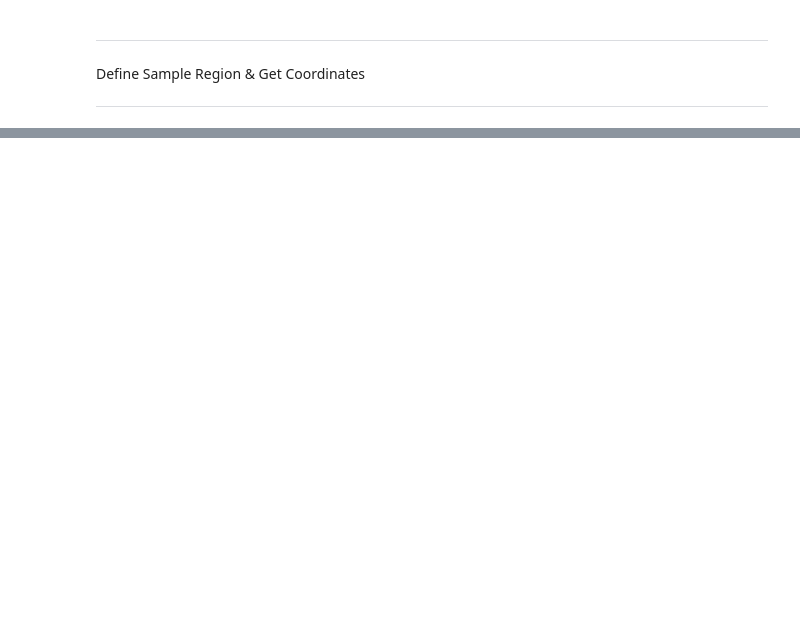
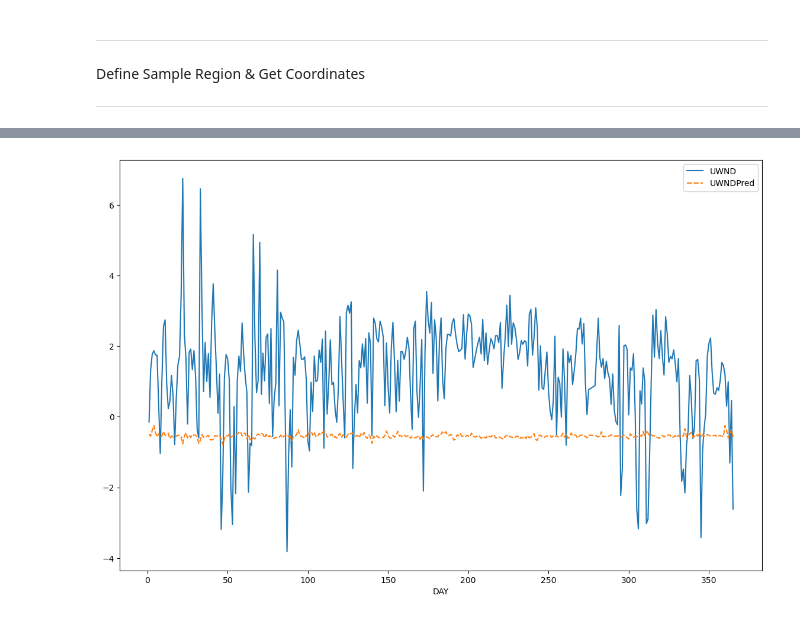
Before and after one commit to ryanpdemilt/windtopocali, a Jupyter notebook: DownScaleDemo.ipynb, the cells around one changed output, grey strips where cells are left out. Cells and saved outputs as stored; diff of their text form; code cells hidden in the pictures; blank space fills up the shorter version.

Commit message:
model evaluations and large dataset sample

```diff
--- a/DownScaleDemo.ipynb
+++ b/DownScaleDemo.ipynb
@@ -235,5 +302,6 @@ ID: 399 Topo Loaded
 # %%
 results_dict = dict(results)
 # %%
-weather_bands = ['TMP','UGRD','VGRD','SPFH','ACPC01','HGT','GUST']
-topo_bands = ['elevation','slope','aspect','mtpi']
+weather_ims = [np.stack([results_dict[i]['rtma'][band] for band in weather_bands]) for i in results_dict.keys()]
+topo_ims = [np.stack([results_dict[i]['topo'][band] for band in topo_bands]) for i in results_dict.keys()]
+im_source_coords = np.array([results_dict[i]['coordinates'] for i in results_dict.keys()])
@@ -282,0 +380,12 @@ predicitions = model(batch).detach().numpy()
+# %%
+num_batches = (len(weather_lr_tensors) // 128) + 1
+
+predicitions = []
+
+batches = np.array_split(np.arange(len(weather_lr_tensors)),num_batches)
+for batch_idxs in batches:
+    batch = prepare_batch(batch_idxs,weather_ims,topo_ims)
+    batch_predicitions = model(batch).detach().numpy()
+    predicitions.append(batch_predicitions)
+
+predicitions = np.concatenate(predicitions,axis=0)
@@ -282,0 +411,9 @@ predicitions = model(batch).detach().numpy()
+# %%
+eval_station_fname = './data/eval_stations.csv'
+eval_station_df = pd.read_csv(eval_station_fname)
+eval_station_df['DATE'] = pd.to_datetime(eval_station_df['DATE'],format='%Y-%m-%dT%H:%M:%S')
+eval_station_df['DATE'] = eval_station_df['DATE'].dt.round('h')
+eval_station_df['DAY'] = eval_station_df['DATE'].dt.day_of_year
+# %%
+eval_station_aggregates = eval_station_df.groupby(by=['DAY','STATION'],as_index=False).mean()
+eval_station_aggregates['STATION']
@@ -282,0 +495,14 @@ predicitions = model(batch).detach().numpy()
+# %%
+station_eval_viz = station_eval_results.merge(station_data,on=['STATION','DAY'])
+columns_plot = ['UWND','UWNDPred']
+colors = ['r','b']
+
+station_eval_viz_uwnd = station_eval_viz[['DAY','UWND','UWNDPred']].set_index('DAY')
+
+fig, ax = plt.subplots(figsize=(14,9))
+sns.lineplot(station_eval_viz_uwnd)
+# for var, color in zip(columns_plot,colors):
+#     sns.lineplot(station_eval_viz,x='DAY',y=var,hue=color)
+plt.show()
+# %% [output]
+[figure, added]
```
Also changed, not shown: parts of 16 cells of this notebook, 4 other files.
